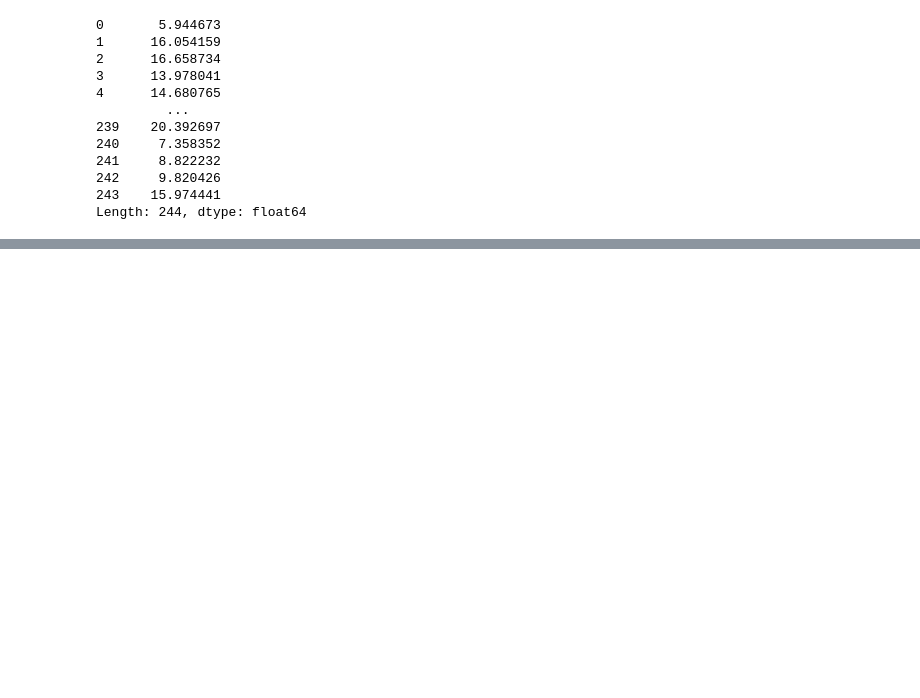
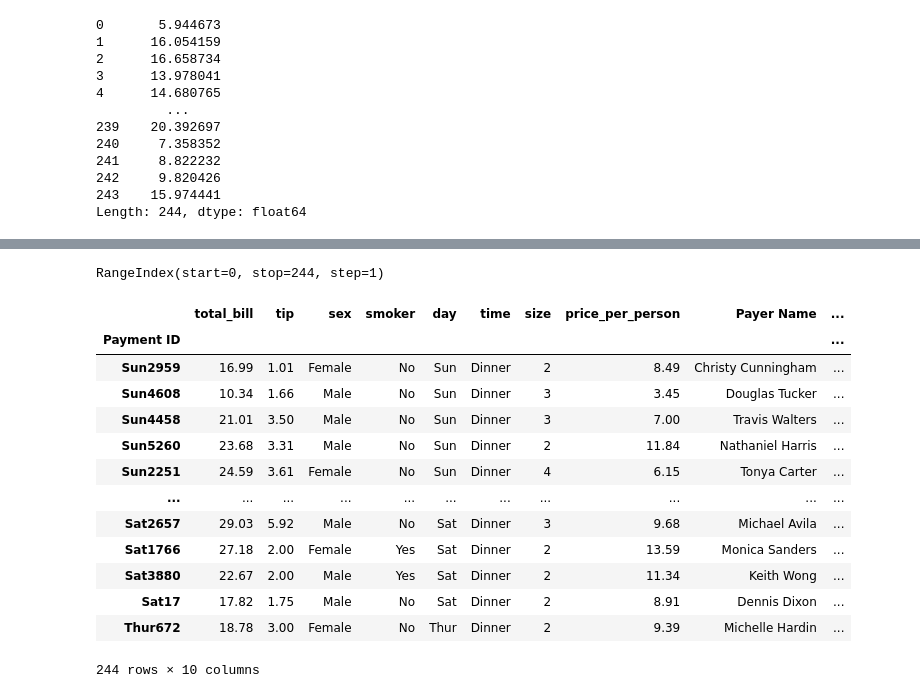
Before and after one commit to timilsinamanish40/AI_ML_python, a Jupyter notebook: dataframes.ipynb, the cells around one changed output, grey strips where cells are left out. Saved outputs shown, nothing was run; the diff lists cells and outputs as text; code cells hidden in the pictures; blank space fills up the shorter version.

Commit message:
Dataframes Day 1 final

```diff
--- a/dataframes.ipynb
+++ b/dataframes.ipynb
@@ -178,3 +178,6 @@ df[['total_bill','tip','sex']]
 242     9.820426
 243    15.974441
 Length: 244, dtype: float64
+# %%
+# Now if we want to add a new column to our dataframe , here's how we can do it
+df['tip_percentage'] = 100 * df['tip'] /df['total_bill']
@@ -180,0 +194,3 @@ Length: 244, dtype: float64
+# %%
+df['price_per_person'] = df['total_bill'] / df['size']
+# if we  define  exixting column in the df then it will override it.
@@ -180,0 +206,3 @@ Length: 244, dtype: float64
+# %%
+df['price_per_person'] = np.round(df['total_bill'] / df['size'],2)
+# round will help us to round of decimal point numbers
@@ -180,0 +258,3 @@ Length: 244, dtype: float64
+# %%
+df.drop('tip_percentage', axis= 1, inplace = True)
+# now the change is applied to original Dataframe
@@ -180,0 +288,4 @@ Length: 244, dtype: float64
+# %%
+df.index
+# %% [output]
+RangeIndex(start=0, stop=244, step=1)
@@ -180,0 +294,17 @@ Length: 244, dtype: float64
+# %%
+ df.set_index('Payment ID')  # text "Payment ID" represents the name of the index
+# %% [output]
+|  | total_bill | tip | sex | smoker | day | time | size | price_per_person | Payer Name | ... |
+| Payment ID |  |  |  |  |  |  |  |  |  | ... |
+| Sun2959 | 16.99 | 1.01 | Female | No | Sun | Dinner | 2 | 8.49 | Christy Cunningham | ... |
+| Sun4608 | 10.34 | 1.66 | Male | No | Sun | Dinner | 3 | 3.45 | Douglas Tucker | ... |
+| Sun4458 | 21.01 | 3.50 | Male | No | Sun | Dinner | 3 | 7.00 | Travis Walters | ... |
+| Sun5260 | 23.68 | 3.31 | Male | No | Sun | Dinner | 2 | 11.84 | Nathaniel Harris | ... |
+| Sun2251 | 24.59 | 3.61 | Female | No | Sun | Dinner | 4 | 6.15 | Tonya Carter | ... |
+| ... | ... | ... | ... | ... | ... | ... | ... | ... | ... | ... |
+| Sat2657 | 29.03 | 5.92 | Male | No | Sat | Dinner | 3 | 9.68 | Michael Avila | ... |
+| Sat1766 | 27.18 | 2.00 | Female | Yes | Sat | Dinner | 2 | 13.59 | Monica Sanders | ... |
+| Sat3880 | 22.67 | 2.00 | Male | Yes | Sat | Dinner | 2 | 11.34 | Keith Wong | ... |
+| Sat17 | 17.82 | 1.75 | Male | No | Sat | Dinner | 2 | 8.91 | Dennis Dixon | ... |
+| Thur672 | 18.78 | 3.00 | Female | No | Thur | Dinner | 2 | 9.39 | Michelle Hardin | ... |
+244 rows × 10 columns
```
Also changed, not shown: parts of 31 cells of this notebook.
